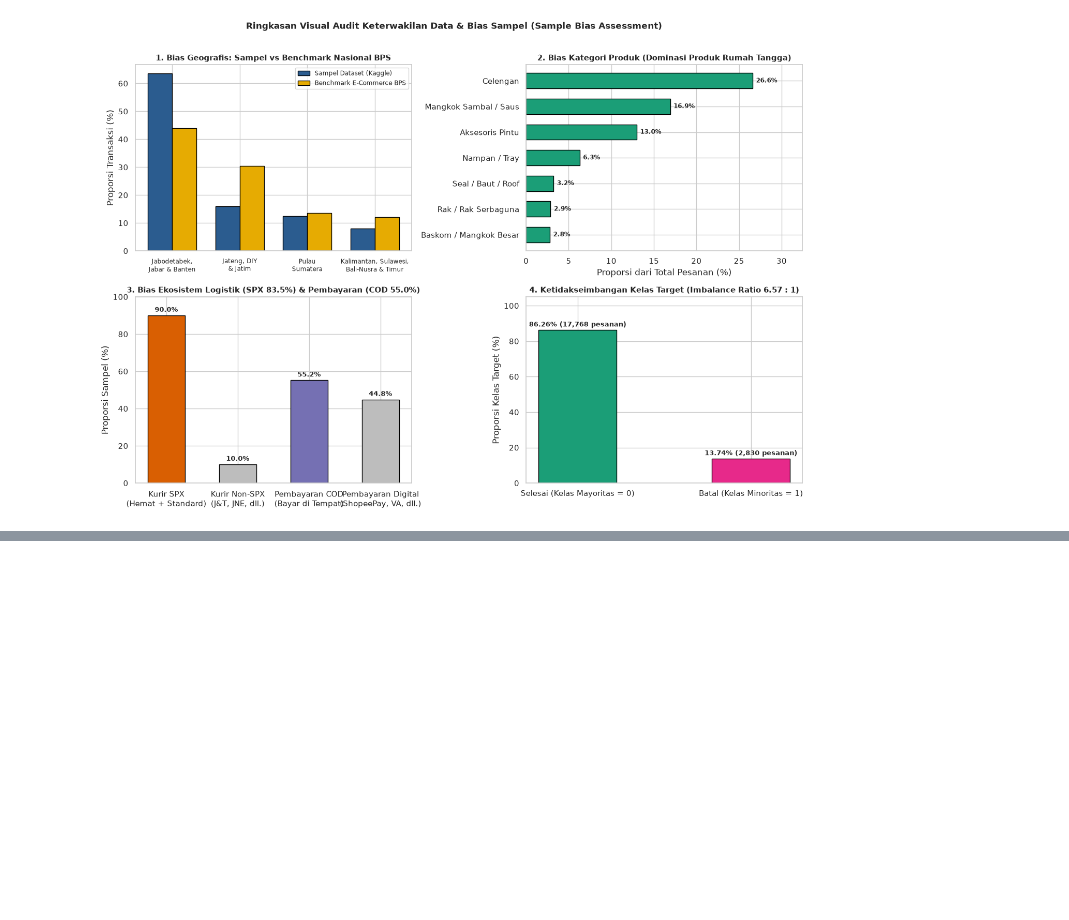
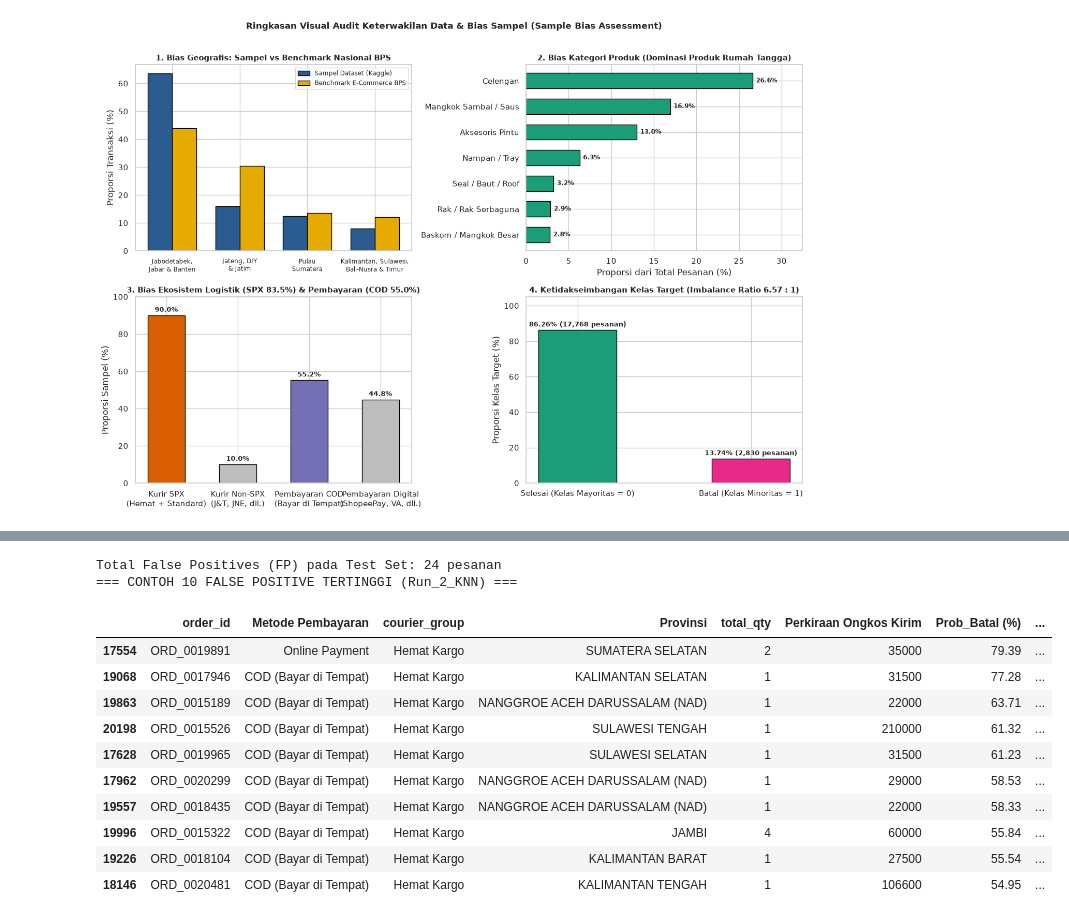
Before and after one commit to Morxidia/17_IF-B_wkwkwk, a Jupyter notebook: main.ipynb, the cells around one changed output, grey strips where cells are left out. Saved outputs shown, nothing was run; the diff lists cells and outputs as text; code cells hidden in the pictures; blank space fills up the shorter version.

```diff
--- a/main.ipynb
+++ b/main.ipynb
@@ -1245,0 +1182,41 @@ Fitur-fitur di bawah ini dirancang khusus untuk **Model Klasifikasi Status Pesan
+# %%
+# Predict across the entire test set using the best model
+all_probs = best_pipeline.predict_proba(splits["X_test"])[:, 1]
+all_preds = (all_probs >= best_thresh).astype(int)
+
+# Filter for False Positives (FP): Actual = Selesai (0), Predicted = Batal (1)
+fp_mask = (splits["y_test"] == 0) & (all_preds == 1)
+
+fp_X = splits["X_test"][fp_mask]
+fp_probs = all_probs[fp_mask]
+
+# Build inspection table sorted by highest predicted cancellation probability
+fp_df = df.loc[fp_X.index, [
+    "order_id", "Metode Pembayaran", "courier_group",
+    "Provinsi", "total_qty", "Perkiraan Ongkos Kirim"
+]].copy()
+
+fp_df["Prob_Batal (%)"] = (fp_probs * 100).round(2)
+fp_df["Aktual"] = "Selesai (0)"
+fp_df["Prediksi"] = "Batal (1)"
+fp_df["Hasil"] = "FP (False Alarm)"
+
+fp_df = fp_df.sort_values("Prob_Batal (%)", ascending=False)
+
+print(f"Total False Positives (FP) pada Test Set: {len(fp_df)} pesanan")
+print(f"=== CONTOH 10 FALSE POSITIVE TERTINGGI ({best_run}) ===")
+display(fp_df.head(10))
+# %% [output]
+Total False Positives (FP) pada Test Set: 24 pesanan
+=== CONTOH 10 FALSE POSITIVE TERTINGGI (Run_2_KNN) ===
+|  | order_id | Metode Pembayaran | courier_group | Provinsi | total_qty | Perkiraan Ongkos Kirim | Prob_Batal (%) | ... |
+| 17554 | ORD_0019891 | Online Payment | Hemat Kargo | SUMATERA SELATAN | 2 | 35000 | 79.39 | ... |
+| 19068 | ORD_0017946 | COD (Bayar di Tempat) | Hemat Kargo | KALIMANTAN SELATAN | 1 | 31500 | 77.28 | ... |
+| 19863 | ORD_0015189 | COD (Bayar di Tempat) | Hemat Kargo | NANGGROE ACEH DARUSSALAM (NAD) | 1 | 22000 | 63.71 | ... |
+| 20198 | ORD_0015526 | COD (Bayar di Tempat) | Hemat Kargo | SULAWESI TENGAH | 1 | 210000 | 61.32 | ... |
+| 17628 | ORD_0019965 | COD (Bayar di Tempat) | Hemat Kargo | SULAWESI SELATAN | 1 | 31500 | 61.23 | ... |
+| 17962 | ORD_0020299 | COD (Bayar di Tempat) | Hemat Kargo | NANGGROE ACEH DARUSSALAM (NAD) | 1 | 29000 | 58.53 | ... |
+| 19557 | ORD_0018435 | COD (Bayar di Tempat) | Hemat Kargo | NANGGROE ACEH DARUSSALAM (NAD) | 1 | 22000 | 58.33 | ... |
+| 19996 | ORD_0015322 | COD (Bayar di Tempat) | Hemat Kargo | JAMBI | 4 | 60000 | 55.84 | ... |
+| 19226 | ORD_0018104 | COD (Bayar di Tempat) | Hemat Kargo | KALIMANTAN BARAT | 1 | 27500 | 55.54 | ... |
+| 18146 | ORD_0020481 | COD (Bayar di Tempat) | Hemat Kargo | KALIMANTAN TENGAH | 1 | 106600 | 54.95 | ... |
```
Also changed, not shown: parts of 13 cells of this notebook, 4 other files.
